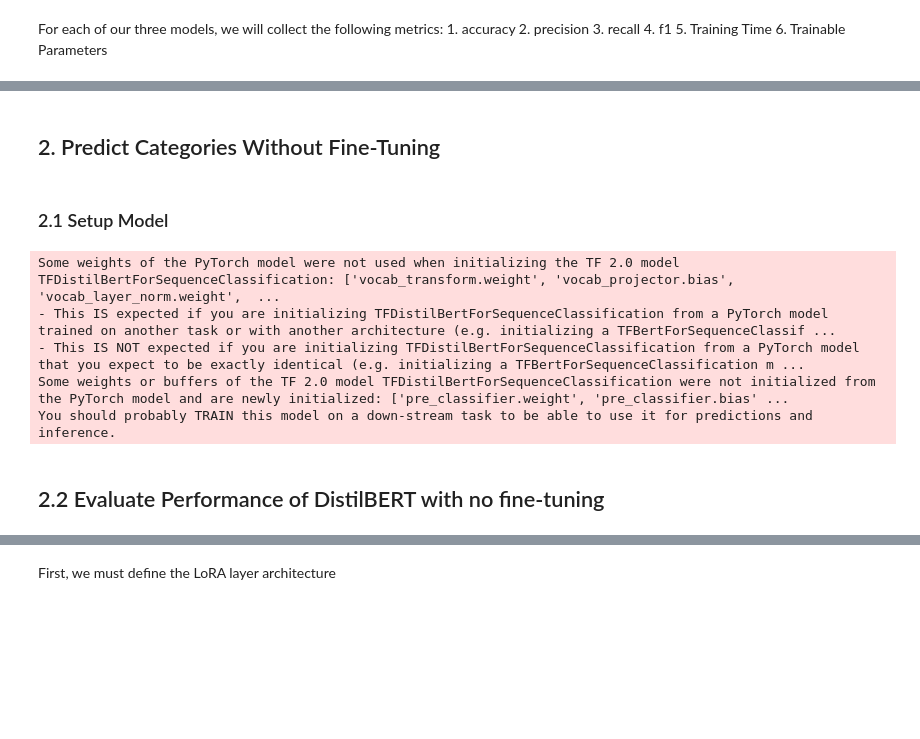
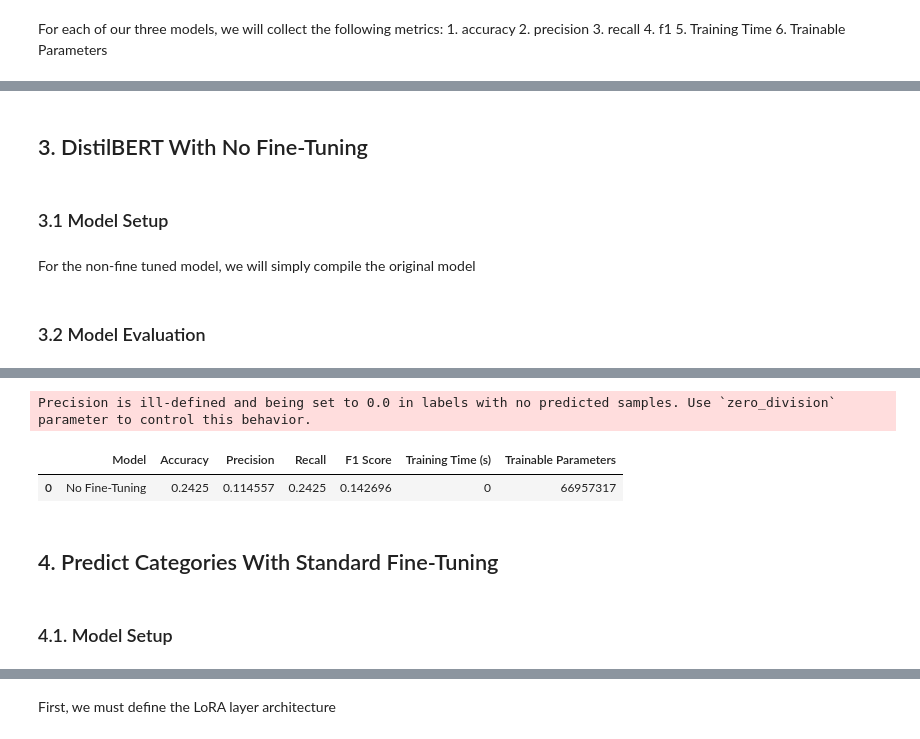
Before and after one commit to BennettJamesBishop/enterprise-email-routing, a Jupyter notebook: fine-tuning-distilBERT.ipynb, the cells around one changed output, grey strips where cells are left out. Saved outputs shown, nothing was run; the diff lists cells and outputs as text; code cells hidden in the pictures; blank space fills up the shorter version.

```diff
--- a/fine-tuning-distilBERT.ipynb
+++ b/fine-tuning-distilBERT.ipynb
@@ -161,0 +230,43 @@ def evaluate_model(y_true, y_pred):
+# %%
+# Initialize the metrics list
+model_metrics = []
+
+# Define a function to add metrics
+def add_model_metrics(model_name, accuracy, precision, recall, f1, training_time, trainable_params):
+    model_metrics.append({
+        'Model': model_name,
+        'Accuracy': accuracy,
+        'Precision': precision,
+        'Recall': recall,
+        'F1 Score': f1,
+        'Training Time (s)': training_time,
+        'Trainable Parameters': trainable_params
+    })
+    # Convert the list of dictionaries into a DataFrame
+    df_metrics = pd.DataFrame(model_metrics)
+    display(df_metrics)
+# %% [markdown]
+## 3. DistilBERT With No Fine-Tuning
+# %% [markdown]
+### 3.1 Model Setup
+# %% [markdown]
+For the non-fine tuned model, we will simply compile the original model
+# %%
+no_ft_model = model
+no_ft_model.compile(optimizer=opt, loss=loss, metrics=['accuracy'])
+# %% [markdown]
+### 3.2 Model Evaluation
+# %%
+
+# Evaluate the model
+no_ft_accuracy, no_ft_precision, no_ft_recall, no_ft_f1, no_ft_trainable_params = evaluate_model(no_ft_model)
+no_ft_training_time = 0, #There is no training involved, as we are not fine tuning the model
+
+# Add metrics for "No Fine-Tuning"
+no_ft_training_time = 0  # No training involved
+add_model_metrics(
+    'No Fine-Tuning',
+    no_ft_accuracy, no_ft_precision, no_ft_recall, no_ft_f1,
+    no_ft_training_time, no_ft_trainable_params
+)
+# %% [output]
@@ -162,18 +286,7 @@ def evaluate_model(y_true, y_pred):
+Precision is ill-defined and being set to 0.0 in labels with no predicted samples. Use `zero_division` parameter to control this behavior.
+|  | Model | Accuracy | Precision | Recall | F1 Score | Training Time (s) | Trainable Parameters |
+| 0 | No Fine-Tuning | 0.2425 | 0.114557 | 0.2425 | 0.142696 | 0 | 66957317 |
 # %% [markdown]
-## 2. Predict Categories Without Fine-Tuning
+## 4. Predict Categories With Standard Fine-Tuning
 # %% [markdown]
-### 2.1 Setup Model
+### 4.1. Model Setup
-# %%
-# Model setup
-model = TFDistilBertForSequenceClassification.from_pretrained('distilbert-base-uncased', num_labels=5)
-opt = tf_keras.optimizers.legacy.Adam(learning_rate=5e-5)
-loss = tf_keras.losses.SparseCategoricalCrossentropy(from_logits=True)  # Raw logits expected
-model.compile(optimizer=opt, loss=loss, metrics=['accuracy'])
-# %% [output]
-Some weights of the PyTorch model were not used when initializing the TF 2.0 model TFDistilBertForSequenceClassification: ['vocab_transform.weight', 'vocab_projector.bias', 'vocab_layer_norm.weight',  ...
-- This IS expected if you are initializing TFDistilBertForSequenceClassification from a PyTorch model trained on another task or with another architecture (e.g. initializing a TFBertForSequenceClassif ...
-- This IS NOT expected if you are initializing TFDistilBertForSequenceClassification from a PyTorch model that you expect to be exactly identical (e.g. initializing a TFBertForSequenceClassification m ...
-Some weights or buffers of the TF 2.0 model TFDistilBertForSequenceClassification were not initialized from the PyTorch model and are newly initialized: ['pre_classifier.weight', 'pre_classifier.bias' ...
-You should probably TRAIN this model on a down-stream task to be able to use it for predictions and inference.
-# %% [markdown]
-## 2.2 Evaluate Performance of DistilBERT with no fine-tuning
```
Also changed, not shown: parts of 44 cells of this notebook.
